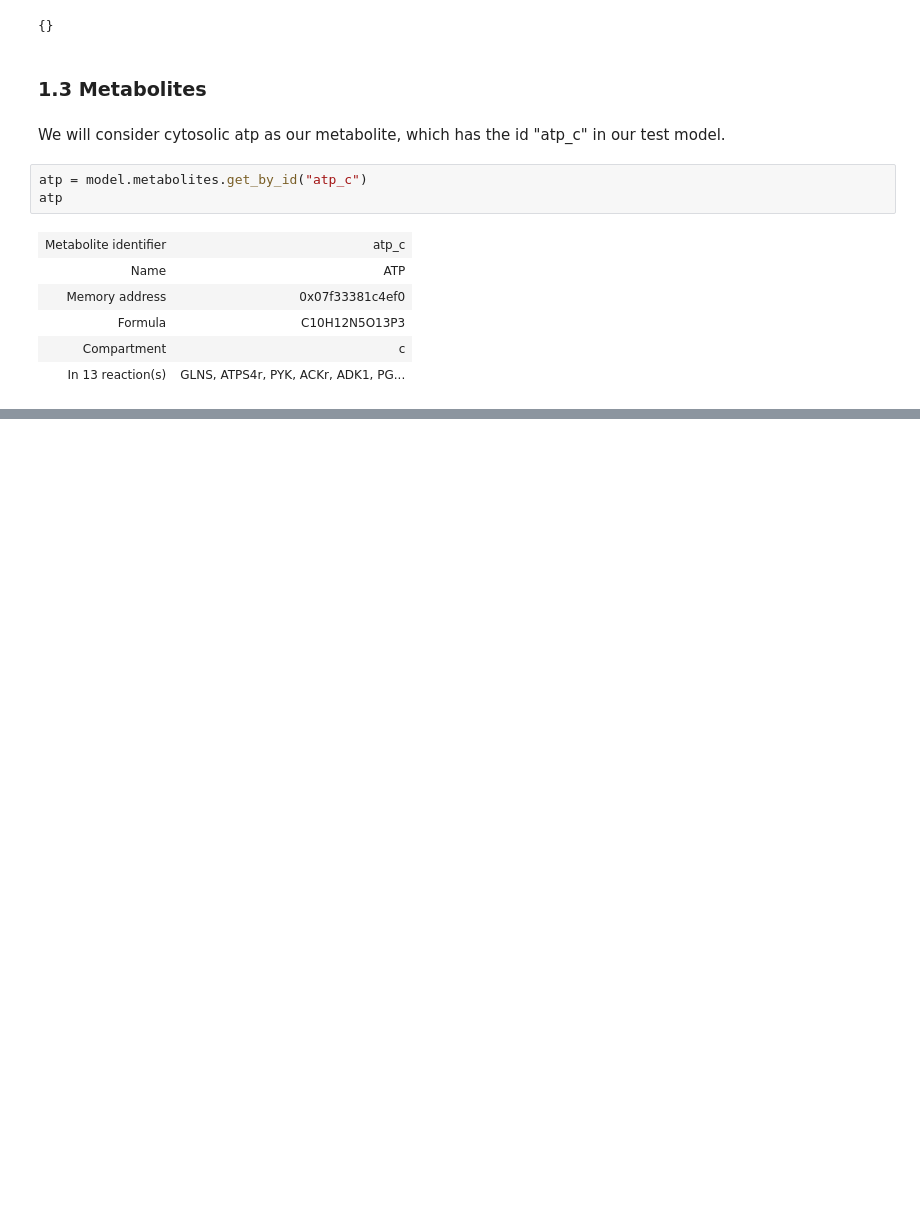
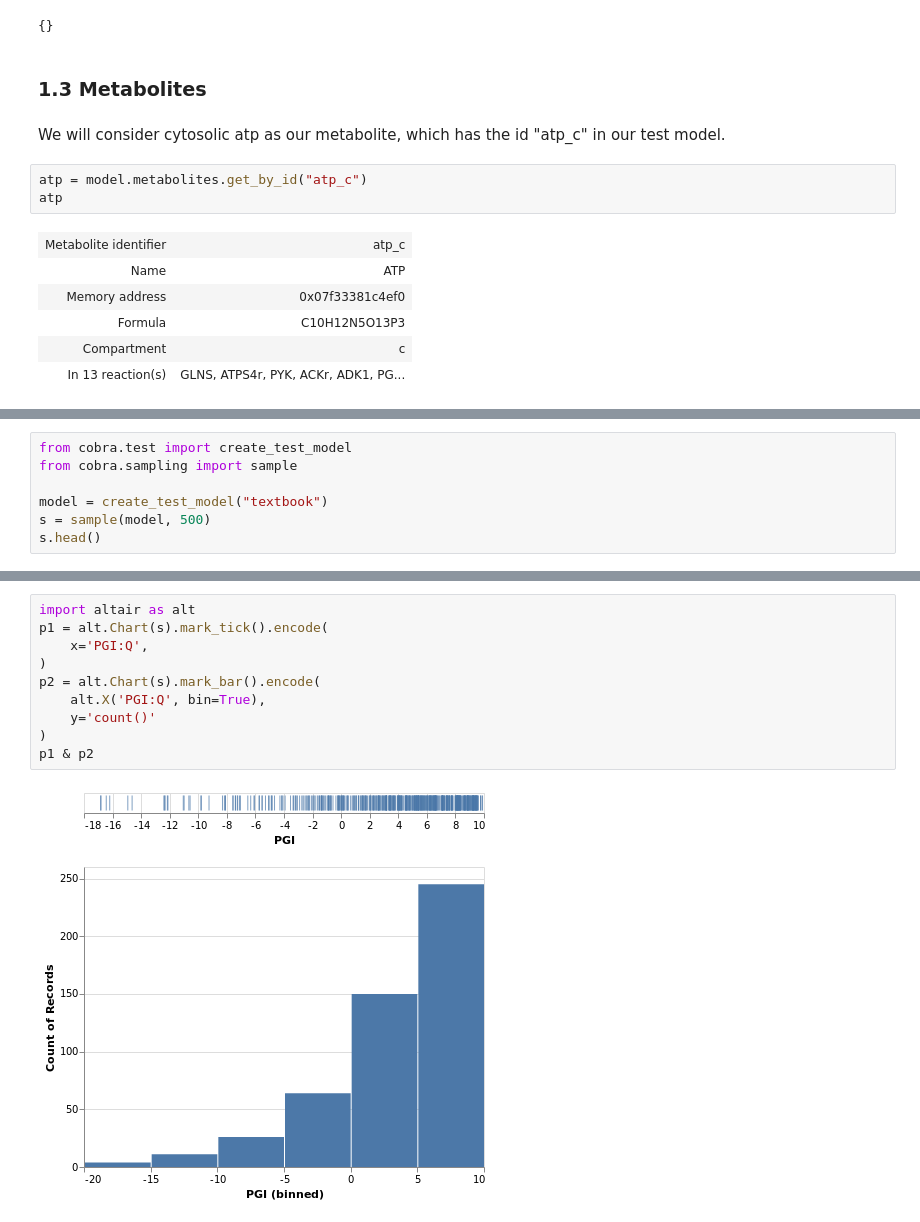
Before and after one commit to matthiaskoenig/mcp, a Jupyter notebook: docs/notebooks/05_cba.ipynb, the cells around one changed output, grey strips where cells are left out. Cells and saved outputs as stored; diff of their text form; blank space fills up the shorter version.

```diff
--- a/docs/notebooks/05_cba.ipynb
+++ b/docs/notebooks/05_cba.ipynb
@@ -109,0 +336,7 @@ The gene_reaction_rule is a boolean representation of the gene requirements for
+# %%
+from cobra.test import create_test_model
+from cobra.sampling import sample
+
+model = create_test_model("textbook")
+s = sample(model, 500)
+s.head()
@@ -109,0 +351,12 @@ The gene_reaction_rule is a boolean representation of the gene requirements for
+# %%
+import altair as alt
+p1 = alt.Chart(s).mark_tick().encode(
+    x='PGI:Q',
+)
+p2 = alt.Chart(s).mark_bar().encode(
+    alt.X('PGI:Q', bin=True),
+    y='count()'
+)
+p1 & p2
+# %% [output]
+[figure, added]
```
Also changed, not shown: parts of 42 cells of this notebook, 4 other files.
